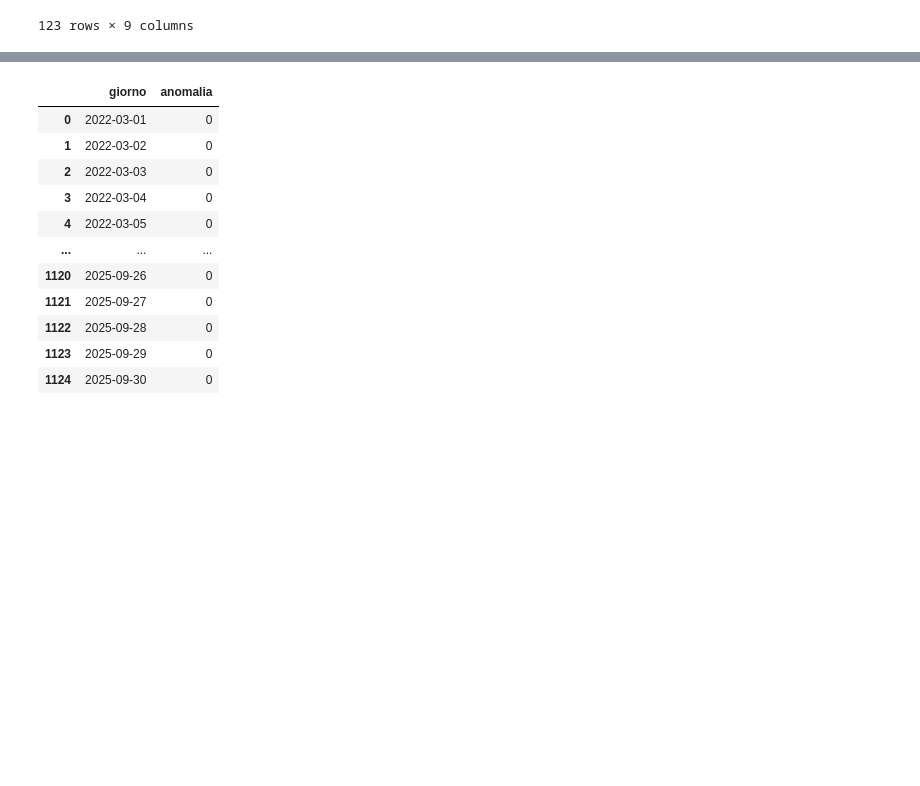
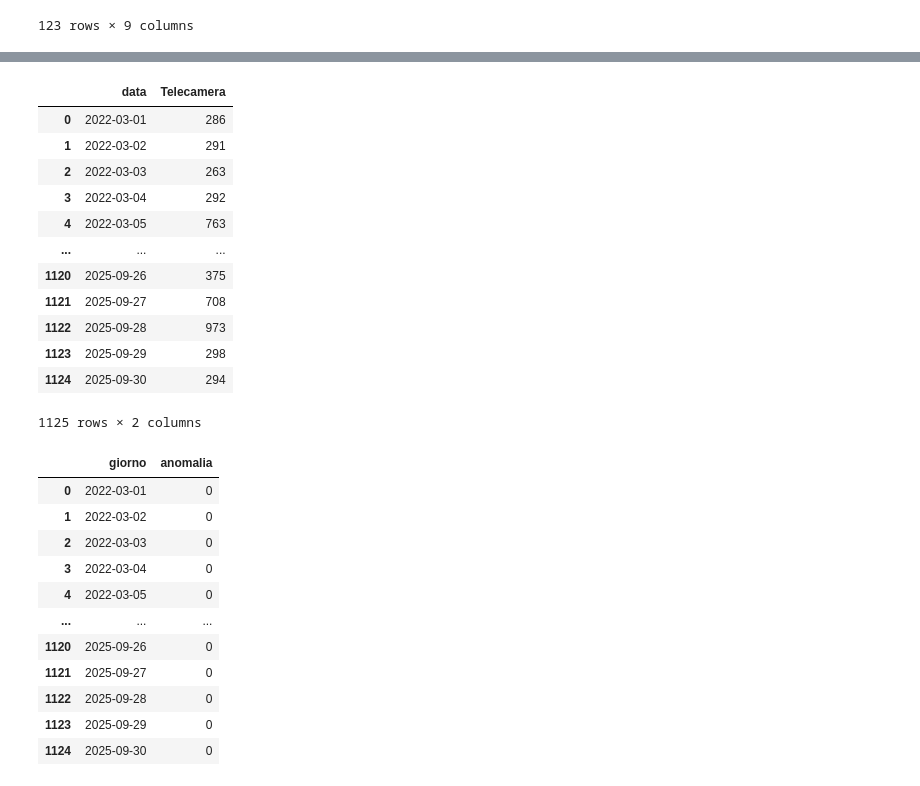
Before and after one commit to nbicocchi/S4C-Project, a Jupyter notebook: experiments/dataset2025/data_analysis/presence_analysis_2.ipynb, the cells around one changed output, grey strips where cells are left out. Cells and saved outputs as stored; diff of their text form; code cells hidden in the pictures; blank space fills up the shorter version.

```diff
--- a/experiments/dataset2025/data_analysis/presence_analysis_2.ipynb
+++ b/experiments/dataset2025/data_analysis/presence_analysis_2.ipynb
@@ -95,3 +85,34 @@ df_telecamere
+# %%
+import pandas as pd
+
+# Copia del dataframe
+df = df_cam.copy()
+
+# Assicuriamoci che 'ora' sia un numero intero (0-23)
+df['ora'] = pd.to_datetime(df['ora'], format='%H:%M:%S').dt.hour
+
+# Aggregazione totale ingressi per giorno
+df_agg = df.groupby('data')['entra'].sum().reset_index()
+
+# Rinomina colonna
+df_agg = df_agg.rename(columns={'entra': 'Telecamera'})
+
+df_telecamere = df_agg.copy()
+df_telecamere
+# %% [output]
+|  | data | Telecamera |
+| 0 | 2022-03-01 | 286 |
+| 1 | 2022-03-02 | 291 |
+| 2 | 2022-03-03 | 263 |
+| 3 | 2022-03-04 | 292 |
+| 4 | 2022-03-05 | 763 |
+| ... | ... | ... |
+| 1120 | 2025-09-26 | 375 |
+| 1121 | 2025-09-27 | 708 |
+| 1122 | 2025-09-28 | 973 |
+| 1123 | 2025-09-29 | 298 |
+| 1124 | 2025-09-30 | 294 |
+1125 rows × 2 columns
 # %%
 # Leggi il CSV
 df_eventi = pd.read_csv("../pedestrians/eventi_devstd.csv")
```
Also changed, not shown: parts of 7 cells of this notebook, 3 other files.
